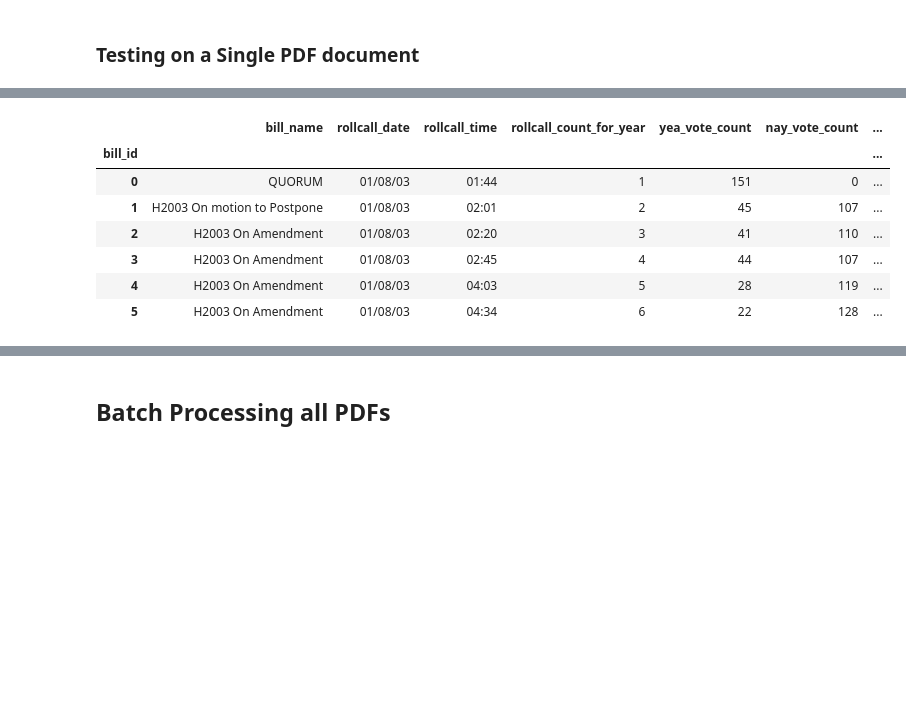
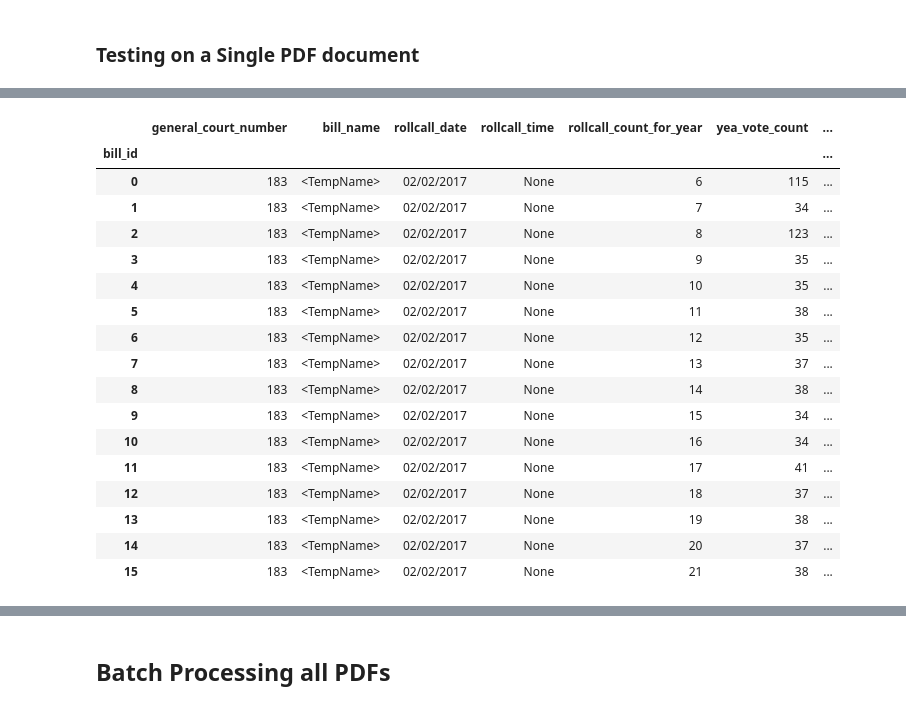
Before and after one commit to BU-Spark/ds-act-on-mass, a Jupyter notebook: fa25-team-a/eda/house_pdf_parsing/parse_house.ipynb, the cells around one changed output, grey strips where cells are left out. Cells and saved outputs as stored; diff of their text form; code cells hidden in the pictures; blank space fills up the shorter version.

Commit message:
Add functionality to parse pdfs from 2009 through 2017 with OCR library.

```diff
--- a/fa25-team-a/eda/house_pdf_parsing/parse_house.ipynb
+++ b/fa25-team-a/eda/house_pdf_parsing/parse_house.ipynb
@@ -28,6 +35,11 @@ pre2009_patterns_to_match =[
     '^\s+(?P<Vote1>[Y,N,X,P])\s+(?P<Name1>Mr. Speaker|(.+?)(?:\s{,1}[A-Za-z.,\'-]+)+)\s+(?P<Vote2>[Y,N,X,P])\s+(?P<Name2>(.+?)(?:\s{,1}[A-Za-z.,\'-]+)+)\s+(?P<Vote3>[Y,N,X,P])\s+(?P<Name3>(.+?)(?:\s{,1}[A-Za-z.,\'-]+)+)\s+((?P<Vote4>[Y,N,X,P])\s+(?P<Name4>(.+?)(?:\s{,1}[A-Za-z.,\'-]+)+)\s+)?$',
     '^\s+\*=AFTER VOTE\s+P=PRESENT\s+X=NOT VOTING\s+$'
 ]
+# %%
+post2009_pre2017_patterns_to_match = [
+    '^(‘)?\D+,\s(?P<VoteDate>\D+\d{1,2},\s\d{4}).*$',
+    '^Yea and Nay No. (?P<RollCallCount>\d+)$'
+]
 # %%
 post2017_patterns_to_match = [
     '^(?P<RCDate>\d{2}/\d{2}/\d{4})\s(?P<RCTime>\d{2}:\d{2} \D{2})$',
@@ -269,10 +428,11 @@ def parse_Post2017_PDF(path, bill_id, verbose=False):
 bill_data = []
 vote_data = []
 bill_id = 0
-path = "../../data/HJRollCalls/2003/hj01082003.pdf"
+path = "../../data/HJRollCalls/2017/hj02022017.pdf"
 
 # Call defined function to get data for current pdf
-pdf_bill_data, pdf_vote_data, bill_id = parse_Pre2009_PDF(path, bill_id)
+pdf_vote_data, vote_counts_pdf = parse_2009through2017_Votes_PDF(path, bill_id)
+pdf_bill_data, bill_id = parse_2009through2017_PDF(path, bill_id, 183, vote_counts_pdf)
 
 bill_data.extend(pdf_bill_data)
 vote_data.extend(pdf_vote_data)
@@ -317,18 +480,28 @@ bill_data
 # %%
 # Create a dataframe from the parsed PDF data for bills
-bill_df = pd.DataFrame(bill_data, columns=['bill_id', 'bill_name', 'rollcall_date', 'rollcall_time', 'rollcall_count_for_year', 'yea_vote_count', 'nay_vote_count', 'not_voting_count'])
+bill_df = pd.DataFrame(bill_data, columns=['bill_id', 'general_court_number', 'bill_name', 'rollcall_date', 'rollcall_time', 'rollcall_count_for_year', 'yea_vote_count', 'nay_vote_count', 'not_voting_count'])
 
 bill_df.set_index('bill_id', inplace=True)
 bill_df
 # %% [output]
-|  | bill_name | rollcall_date | rollcall_time | rollcall_count_for_year | yea_vote_count | nay_vote_count | ... |
+|  | general_court_number | bill_name | rollcall_date | rollcall_time | rollcall_count_for_year | yea_vote_count | ... |
 | bill_id |  |  |  |  |  |  | ... |
-| 0 | QUORUM | 01/08/03 | 01:44 | 1 | 151 | 0 | ... |
-| 1 | H2003 On motion to Postpone | 01/08/03 | 02:01 | 2 | 45 | 107 | ... |
-| 2 | H2003 On Amendment | 01/08/03 | 02:20 | 3 | 41 | 110 | ... |
-| 3 | H2003 On Amendment | 01/08/03 | 02:45 | 4 | 44 | 107 | ... |
-| 4 | H2003 On Amendment | 01/08/03 | 04:03 | 5 | 28 | 119 | ... |
-| 5 | H2003 On Amendment | 01/08/03 | 04:34 | 6 | 22 | 128 | ... |
+| 0 | 183 | <TempName> | 02/02/2017 | None | 6 | 115 | ... |
+| 1 | 183 | <TempName> | 02/02/2017 | None | 7 | 34 | ... |
+| 2 | 183 | <TempName> | 02/02/2017 | None | 8 | 123 | ... |
+| 3 | 183 | <TempName> | 02/02/2017 | None | 9 | 35 | ... |
+| 4 | 183 | <TempName> | 02/02/2017 | None | 10 | 35 | ... |
+| 5 | 183 | <TempName> | 02/02/2017 | None | 11 | 38 | ... |
+| 6 | 183 | <TempName> | 02/02/2017 | None | 12 | 35 | ... |
+| 7 | 183 | <TempName> | 02/02/2017 | None | 13 | 37 | ... |
+| 8 | 183 | <TempName> | 02/02/2017 | None | 14 | 38 | ... |
+| 9 | 183 | <TempName> | 02/02/2017 | None | 15 | 34 | ... |
+| 10 | 183 | <TempName> | 02/02/2017 | None | 16 | 34 | ... |
+| 11 | 183 | <TempName> | 02/02/2017 | None | 17 | 41 | ... |
+| 12 | 183 | <TempName> | 02/02/2017 | None | 18 | 37 | ... |
+| 13 | 183 | <TempName> | 02/02/2017 | None | 19 | 38 | ... |
+| 14 | 183 | <TempName> | 02/02/2017 | None | 20 | 37 | ... |
+| 15 | 183 | <TempName> | 02/02/2017 | None | 21 | 38 | ... |
 # %%
 # Create a dataframe from parsed PDF data about votes
 vote_df = pd.DataFrame(vote_data, columns=['bill_id', 'voter_name', 'vote_value'])
```
Also changed, not shown: parts of 20 cells of this notebook.
